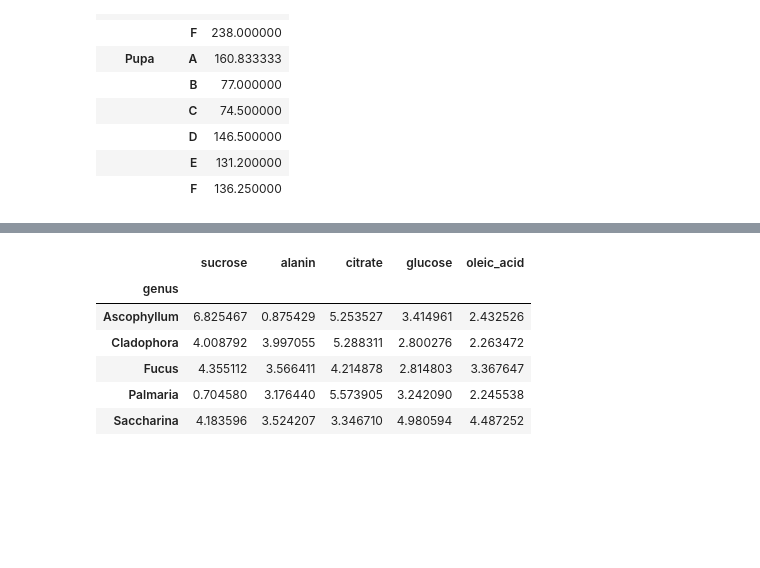
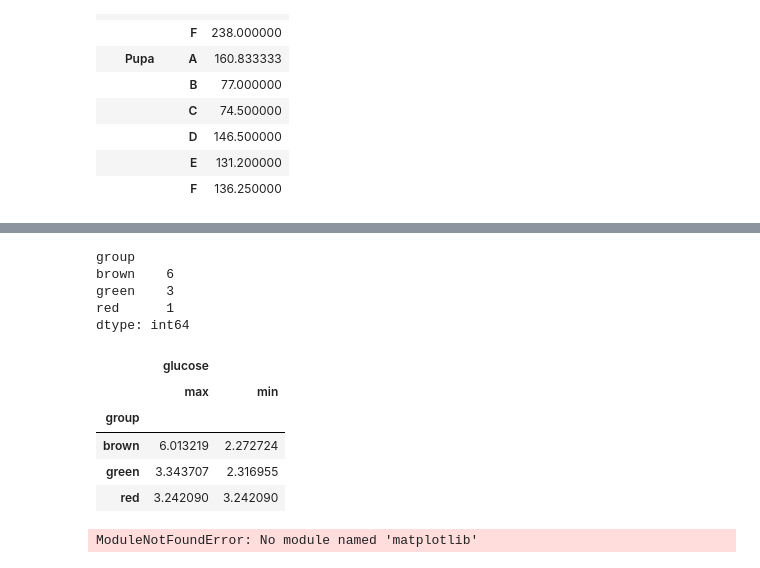
Before and after one commit to IANovoselov/data_science, a Jupyter notebook: data_science.ipynb, the cells around one changed output, grey strips where cells are left out. Saved outputs shown, nothing was run; the diff lists cells and outputs as text; code cells hidden in the pictures; blank space fills up the shorter version.

Commit message:
визуализация

```diff
--- a/data_science.ipynb
+++ b/data_science.ipynb
@@ -390,13 +390,30 @@ csv
 | 7 | Palmaria_palmata | Palmaria | red | 0.704580 | 3.176440 | 5.573905 | 3.242090 | 2.245538 |
 | 8 | Saccharina_latissima | Saccharina | brown | 1.636122 | 5.793163 | 1.071920 | 3.947968 | 4.817804 |
 | 9 | Ascophyllum_nodosum | Ascophyllum | brown | 6.825467 | 0.875429 | 5.253527 | 3.414961 | 2.432526 |
+# %%
+csv.groupby('group').size()
+# %% [output]
+group
+brown    6
+green    3
+red      1
+dtype: int64
 # %%
-csv.groupby('genus').aggregate({'alanin' : 'mean'})
+csv.groupby('group').aggregate({'glucose': ['max', 'min']})
 # %% [output]
-|  | sucrose | alanin | citrate | glucose | oleic_acid |
-| genus |  |  |  |  |  |
-| Ascophyllum | 6.825467 | 0.875429 | 5.253527 | 3.414961 | 2.432526 |
-| Cladophora | 4.008792 | 3.997055 | 5.288311 | 2.800276 | 2.263472 |
-| Fucus | 4.355112 | 3.566411 | 4.214878 | 2.814803 | 3.367647 |
-| Palmaria | 0.704580 | 3.176440 | 5.573905 | 3.242090 | 2.245538 |
-| Saccharina | 4.183596 | 3.524207 | 3.346710 | 4.980594 | 4.487252 |
+|  | glucose |  |
+|  | max | min |
+| group |  |  |
+| brown | 6.013219 | 2.272724 |
+| green | 3.343707 | 2.316955 |
+| red | 3.242090 | 3.242090 |
+# %%
+# Визуализация
+%matplotlib inline
+import matplotlib.pyplot as plt
+import seaborn as sns
+csv = pd.read_csv('StudentsPerformance.csv')
+csv
+# Гистограмма по конкретному столбцу
+# %% [output]
+ModuleNotFoundError: No module named 'matplotlib'
```
